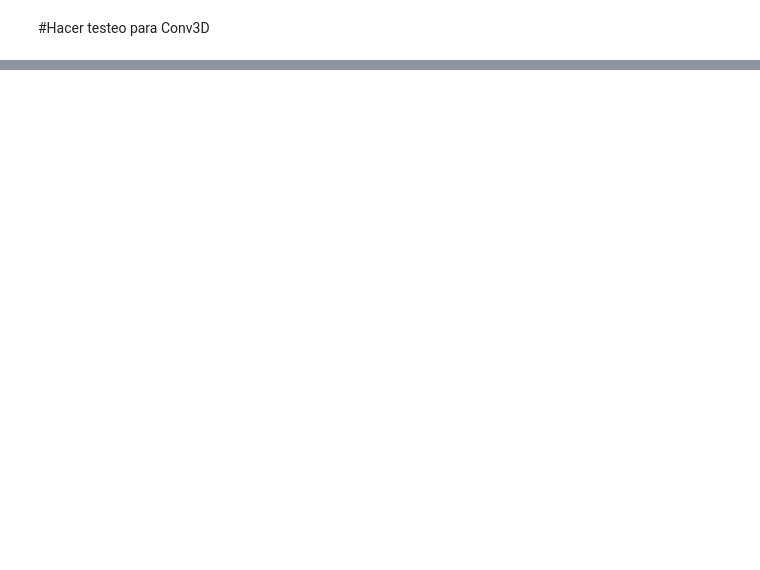
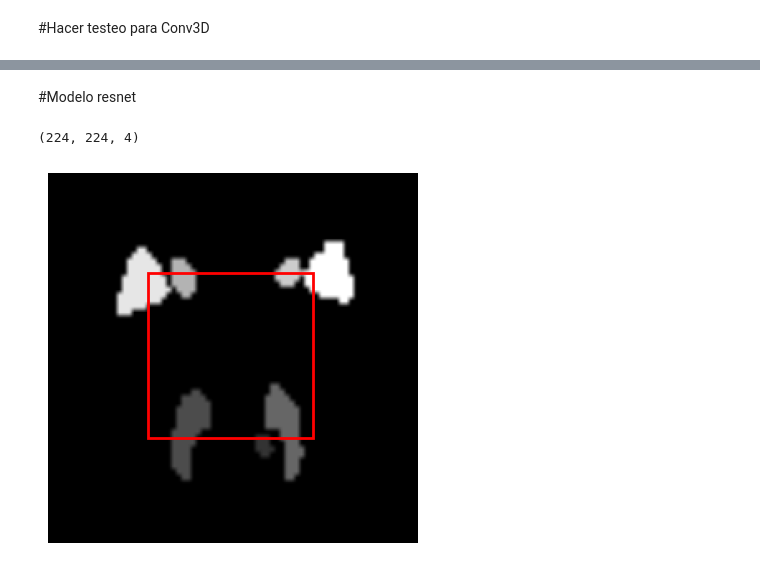
Before and after one commit to Pepemanpro/Proyecto_IA2, a Jupyter notebook: Neurocon.ipynb, the cells around one changed output, grey strips where cells are left out. Cells and saved outputs as stored; diff of their text form; code cells hidden in the pictures; blank space fills up the shorter version.

```diff
--- a/Neurocon.ipynb
+++ b/Neurocon.ipynb
@@ -448,3 +608,5 @@ Recall: 1.0
 F1 Score: 0.7586206896551725
 Confusion Matrix:
 [figure]
+# %% [markdown]
+#Modelo resnet
@@ -450,0 +796,32 @@ Confusion Matrix:
+# %%
+import matplotlib.pyplot as plt
+import matplotlib.patches as patches
+import matplotlib.image as mpimg
+import numpy as np
+
+# Ruta de la imagen
+ruta_imagen = '/content/drive/MyDrive/neurocon/Datos_EntrenamientoParcelation3/control_test/control032015/control032015_slice_60.png'
+# Cargar la imagen
+imagen = mpimg.imread(ruta_imagen)
+print(imagen.shape)
+def is_image_black(img_array):
+    # Verifica si todos los píxeles en la imagen son iguales (negros)
+    return np.all(img_array == img_array[0, 0])
+
+# Coordenadas de la región de interés
+x_start, x_end = 60, 160
+y_start, y_end = 60, 160
+
+# Mostrar la imagen con el cuadro de recorte
+fig, ax = plt.subplots()
+ax.imshow(imagen[:,:,1], cmap='gray')
+
+# Añadir un rectángulo para representar la región de interés
+rect = patches.Rectangle((y_start, x_start), (y_end - y_start), (x_end - x_start), linewidth=2, edgecolor='r', facecolor='none')
+ax.add_patch(rect)
+
+plt.axis('off')  # Desactivar ejes para una presentación más limpia
+plt.show()
+# %% [output]
+(224, 224, 4)
+[figure, added]
```
Also changed, not shown: parts of 29 cells of this notebook.
